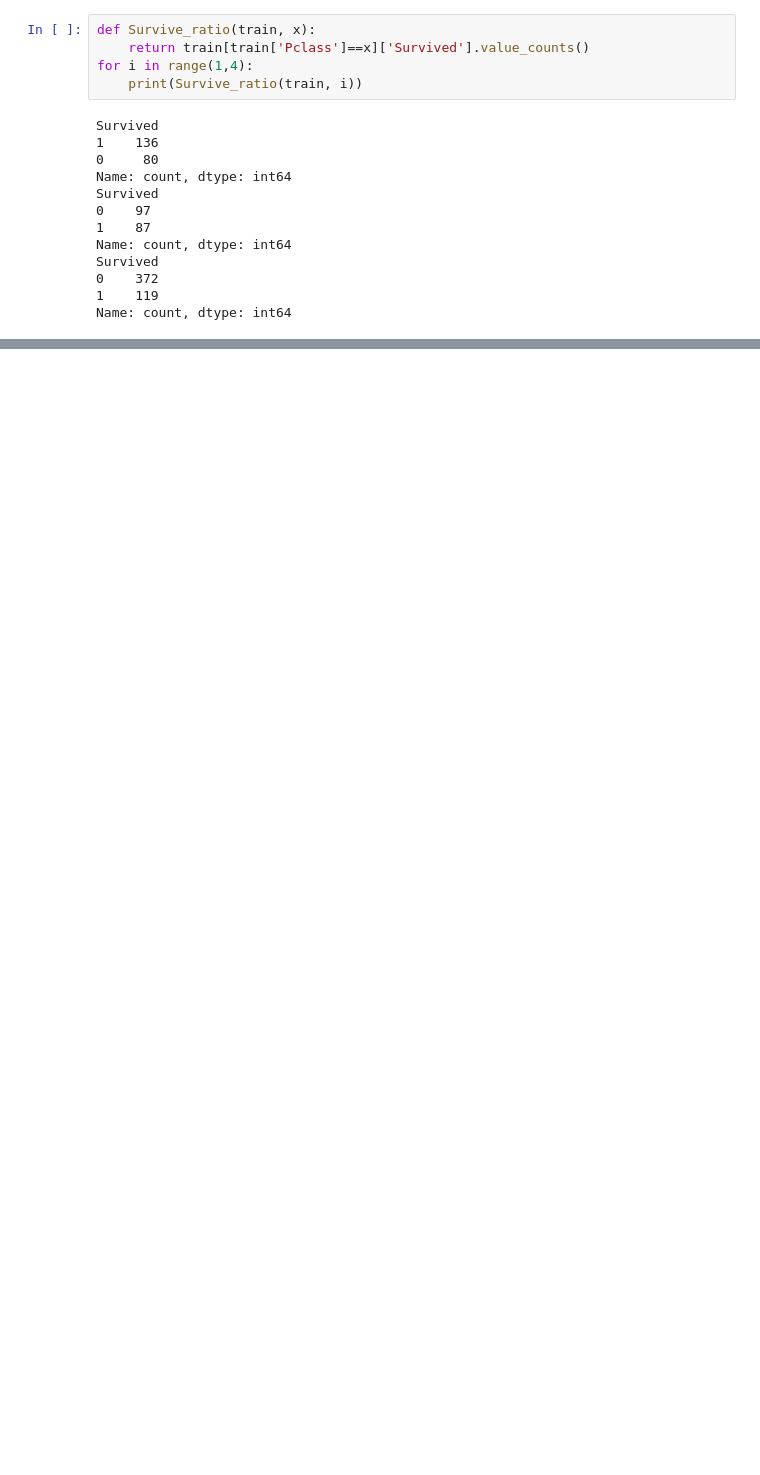
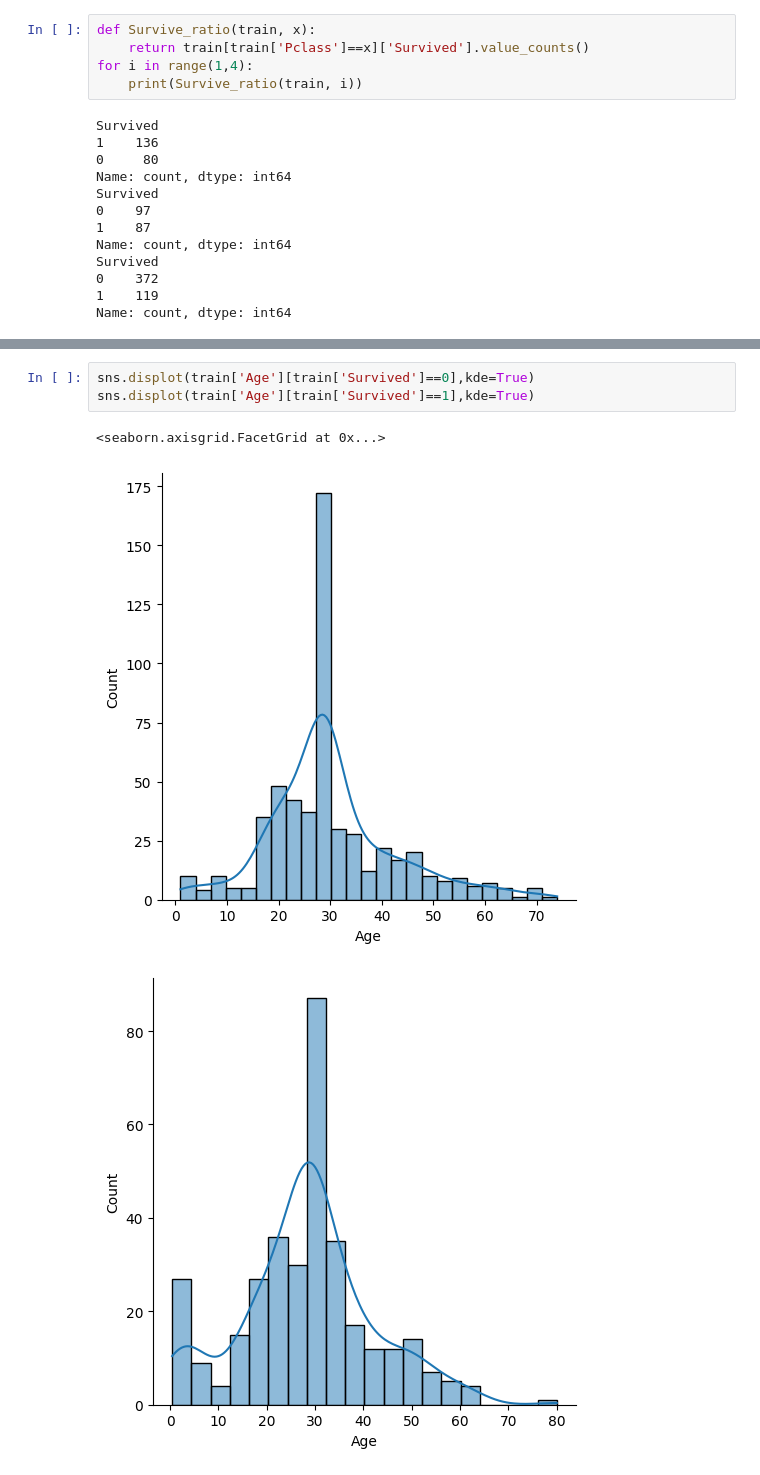
Before and after one commit to Laraib17/ML_Practice, a Jupyter notebook: titanic/prediction.ipynb, the cells around one changed output, grey strips where cells are left out. Drawn from its saved outputs; the diff is of its cells as text; blank space fills up the shorter version.

```diff
--- a/titanic/prediction.ipynb
+++ b/titanic/prediction.ipynb
@@ -245,0 +277,7 @@ Name: count, dtype: int64
+# %%
+sns.displot(train['Age'][train['Survived']==0],kde=True)
+sns.displot(train['Age'][train['Survived']==1],kde=True)
+# %% [output]
+<seaborn.axisgrid.FacetGrid at 0x...>
+[figure, added]
+[figure, added]
```
Also changed, not shown: parts of 9 cells of this notebook.
